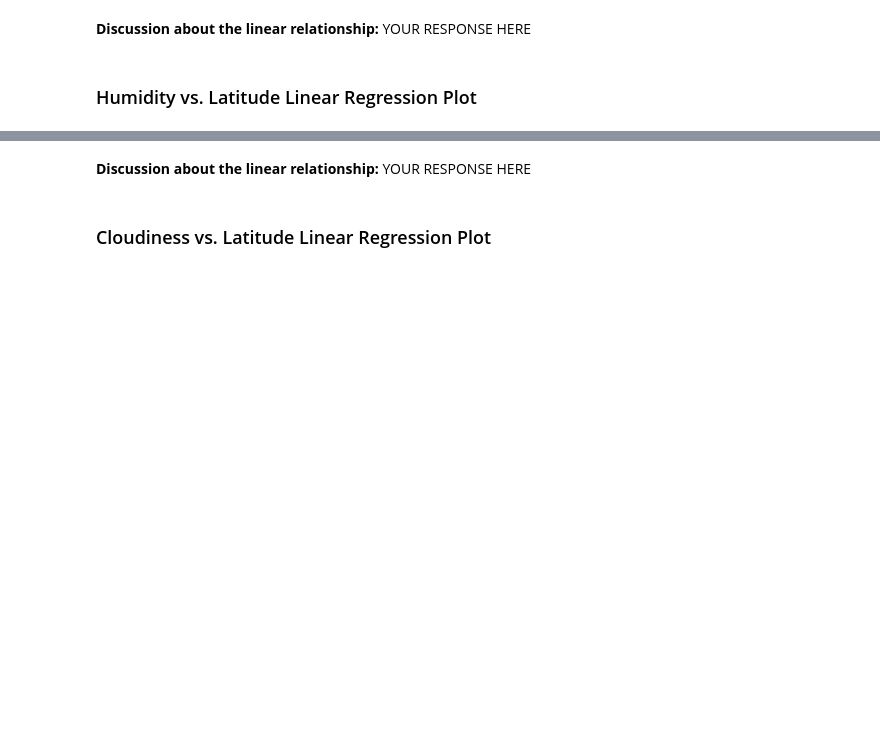
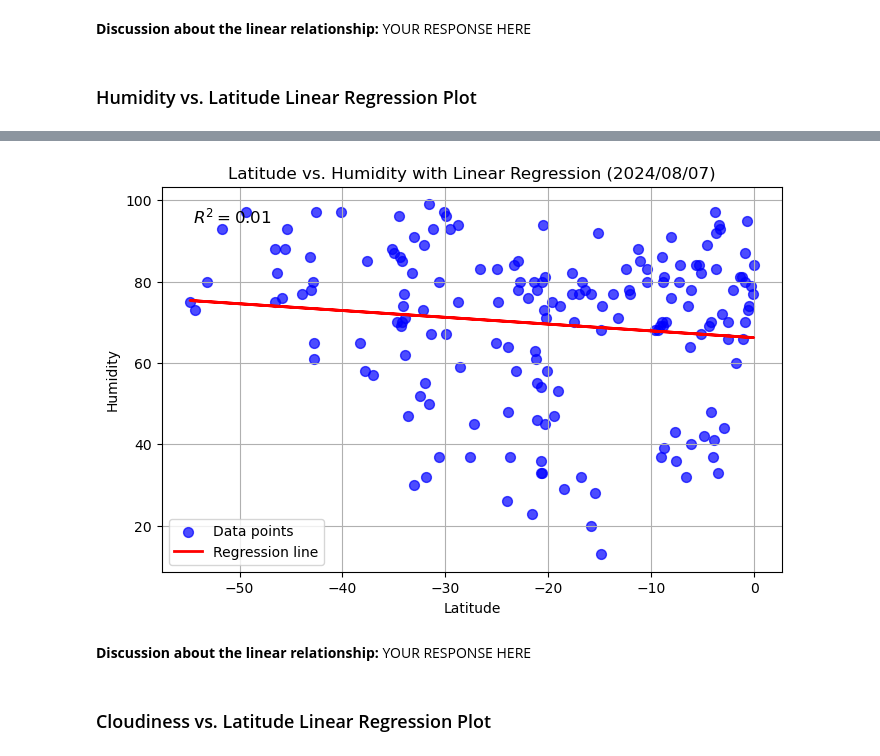
Before and after one commit to Daemch/python_api_challenge, a Jupyter notebook: WeatherPy/WeatherPy.ipynb, the cells around one changed output, grey strips where cells are left out. Cells and saved outputs as stored; diff of their text form; code cells hidden in the pictures; blank space fills up the shorter version.

```diff
--- a/WeatherPy/WeatherPy.ipynb
+++ b/WeatherPy/WeatherPy.ipynb
@@ -373,3 +430,41 @@ The r^2-value is: 0.00014367159540169783
+# %%
+# Southern Hemisphere
+def plot_linear_regression(df, x_col, y_col):
+    # Extract the data
+    X = df[x_col].values
+    y = df[y_col].values
+
+    # Perform linear regression
+    slope, intercept, r_value, p_value, std_err = linregress(X, y)
+
+# Predict values
+    y_pred = slope * X + intercept
+
+    # Create scatter plot
+    plt.figure(figsize=(8, 5))
+    plt.scatter(X, y, color='blue', s=50, alpha=0.7, label='Data points')
+    plt.plot(X, y_pred, color='red', linewidth=2, label='Regression line')
+
+    # Add titles and labels
+    plt.title(f'{x_col} vs. {y_col} with Linear Regression ({today_date})')
+    plt.xlabel(x_col)
+    plt.ylabel(y_col)
+
+# Display R² value on the plot
+    plt.text(0.05, 0.95, f'$R^2 = {r_value**2:.2f}$', transform=plt.gca().transAxes, fontsize=12, verticalalignment='top')
+
+    # Show grid and legend
+    plt.grid(True)
+    plt.legend()
+
+    # Show plot
+    plt.show()
+
+# Example usage:
+
+plot_linear_regression(southern_hemi_df, 'Latitude', 'Humidity')
+# %% [output]
+[figure, added]
 # %% [markdown]
 **Discussion about the linear relationship:** YOUR RESPONSE HERE
 # %% [markdown]
```
Also changed, not shown: parts of 25 cells of this notebook, 1 other file.
